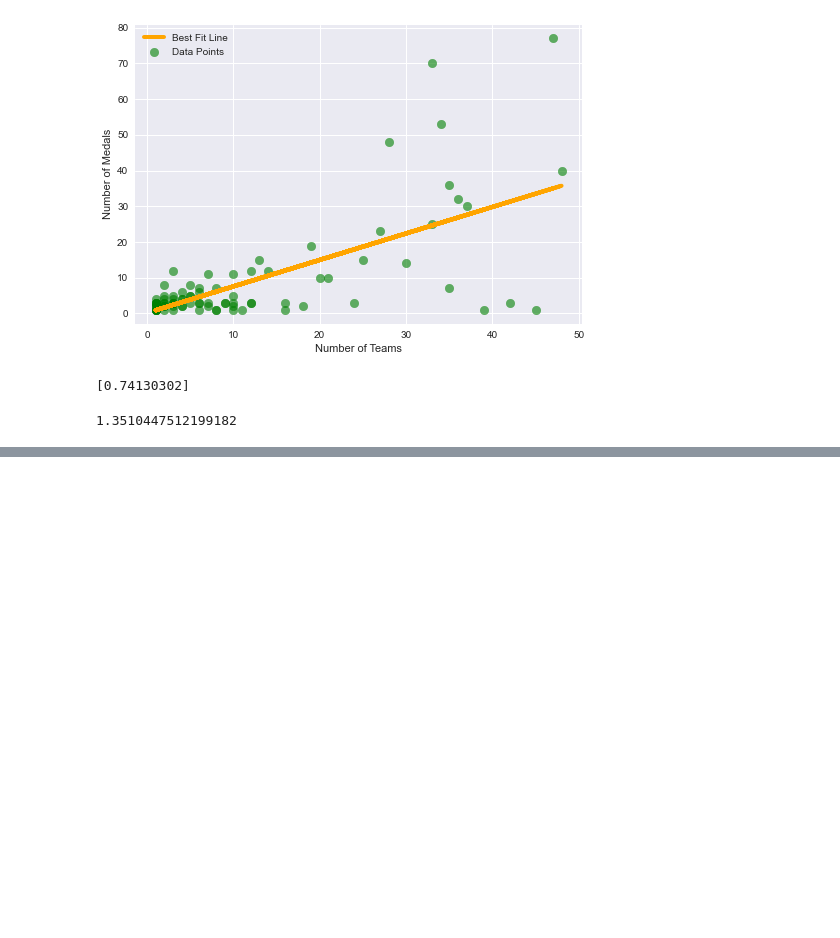
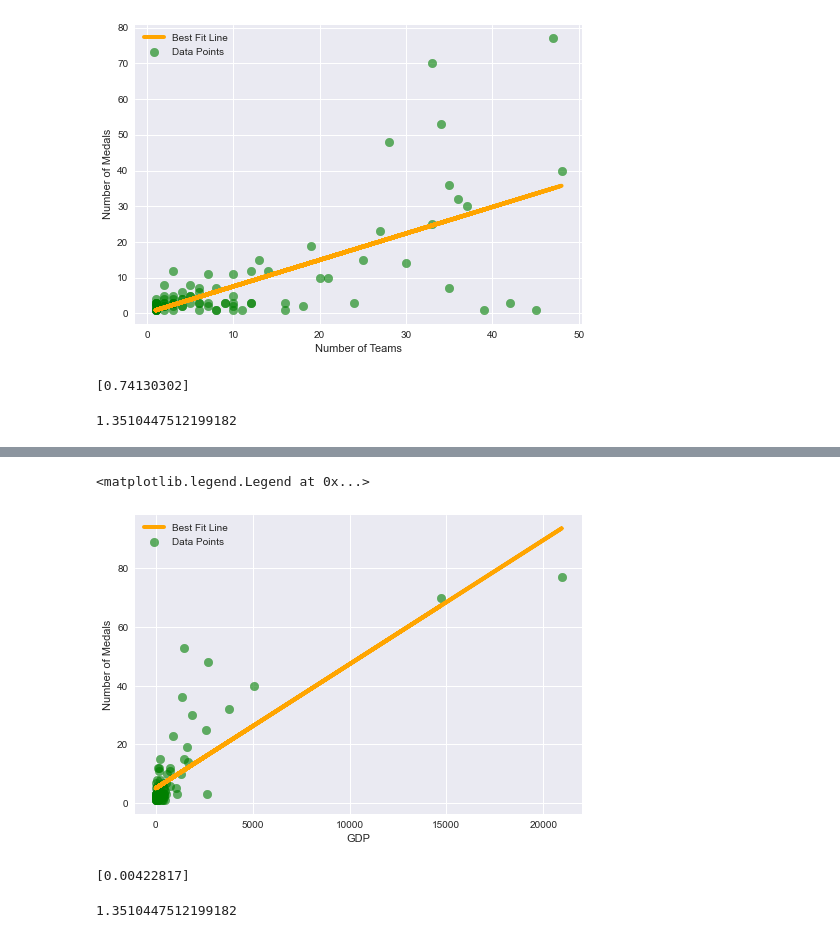
Before and after one commit to johnflexner/Olympics-Project, a Jupyter notebook: Team John Project's Presentation .ipynb, the cells around one changed output, grey strips where cells are left out. Cells and saved outputs as stored; diff of their text form; code cells hidden in the pictures; blank space fills up the shorter version.

```diff
--- a/Team John Project's Presentation .ipynb
+++ b/Team John Project's Presentation .ipynb
@@ -245,0 +231,4 @@ world_df.head()
+# %%
+#Load in data set
+df = pd.read_csv('Linear Regression for GDP per country .csv')
+df.head()
@@ -246 +242,39 @@ world_df.head()
+# %%
+#Convert Medals and Athletes to columns
+Gdp_list = df['GDP'].tolist()
+medals_list = df['Number of medals '].tolist()
+
+#convert lists to numpy lists
+x = np.array(Gdp_list,dtype = np.float64)
+y = np.array(medals_list,dtype = np.float64)
+
+#Create Linear regression object
+medals_Gdp = linear_model.LinearRegression()
+
+#Train the model using the training sets
+medals_Gdp.fit(x.reshape(-1,1),y)
+
+#get the regression line using the model
+regression_line = medals_Gdp.predict(x.reshape(-1,1))
+
+
+#plot points
+style.use('seaborn')
+plt.scatter(x, y, label = 'Data Points', alpha = 0.6, color = 'g', s = 75 )
+plt.plot(x, regression_line, label = 'Best Fit Line', color = 'orange', linewidth = 4)
+plt.xlabel('GDP')
+plt.ylabel('Number of Medals')
+plt.legend()
+# %% [output]
+<matplotlib.legend.Legend at 0x...>
+[figure, added]
+# %%
+#Display the cooefficients and intercept
+print(medals_Gdp.coef_)
+# %% [output]
+[0.00422817]
+# %%
+print(medals_DisciplineSport.intercept_)
+# %% [output]
+1.3510447512199182
 # %%
```
Also changed, not shown: parts of 10 cells of this notebook.
